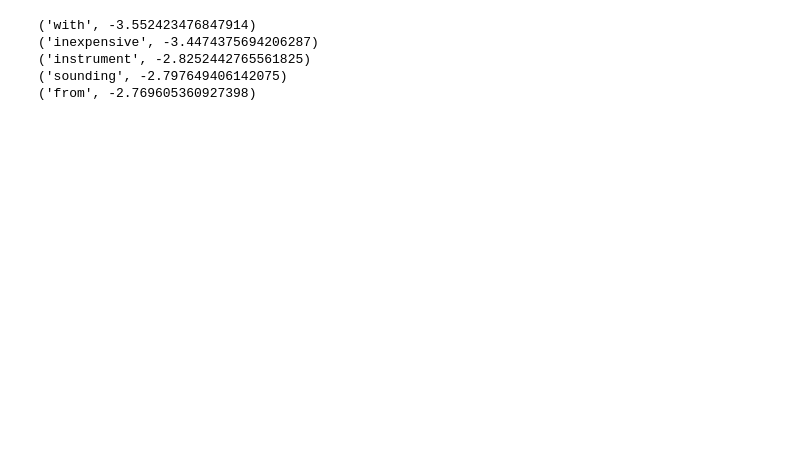
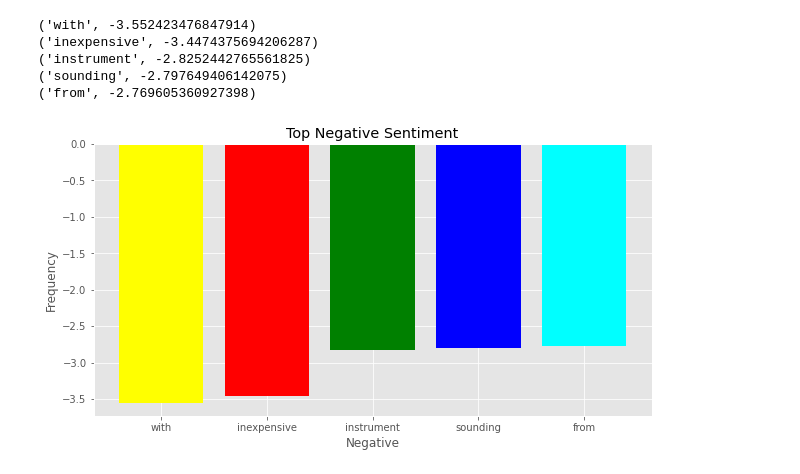
Before and after one commit to andrewbilbrey/NLP-assignment-7, a Jupyter notebook: NLP_assignment_7.ipynb, the cells around one changed output. Saved outputs shown, nothing was run; the diff lists cells and outputs as text; code cells hidden in the pictures; blank space fills up the shorter version.

```diff
--- a/NLP_assignment_7.ipynb
+++ b/NLP_assignment_7.ipynb
@@ -244,3 +263,22 @@ for best_negative in sorted(
 ('instrument', -2.8252442765561825)
 ('sounding', -2.797649406142075)
 ('from', -2.769605360927398)
+# %%
+plt.style.use('ggplot')
+
+score = ['with', 'inexpensive', 'instrument', 'sounding', 'from']
+appear = [-3.55, -3.45 , -2.83, -2.80, -2.77]
+
+x_pos = [i for i, _ in enumerate(score)]
+
+fig, ax = plt.subplots(figsize=(10, 5))
+plt.bar(x_pos, appear, color=['yellow', 'red', 'green', 'blue', 'cyan'])
+plt.xlabel("Negative")
+plt.ylabel("Frequency")
+plt.title("Top Negative Sentiment")
+
+plt.xticks(x_pos, score)
+
+plt.show()
+# %% [output]
+[figure, added]
```
Also changed, not shown: parts of 1 cell of this notebook.
